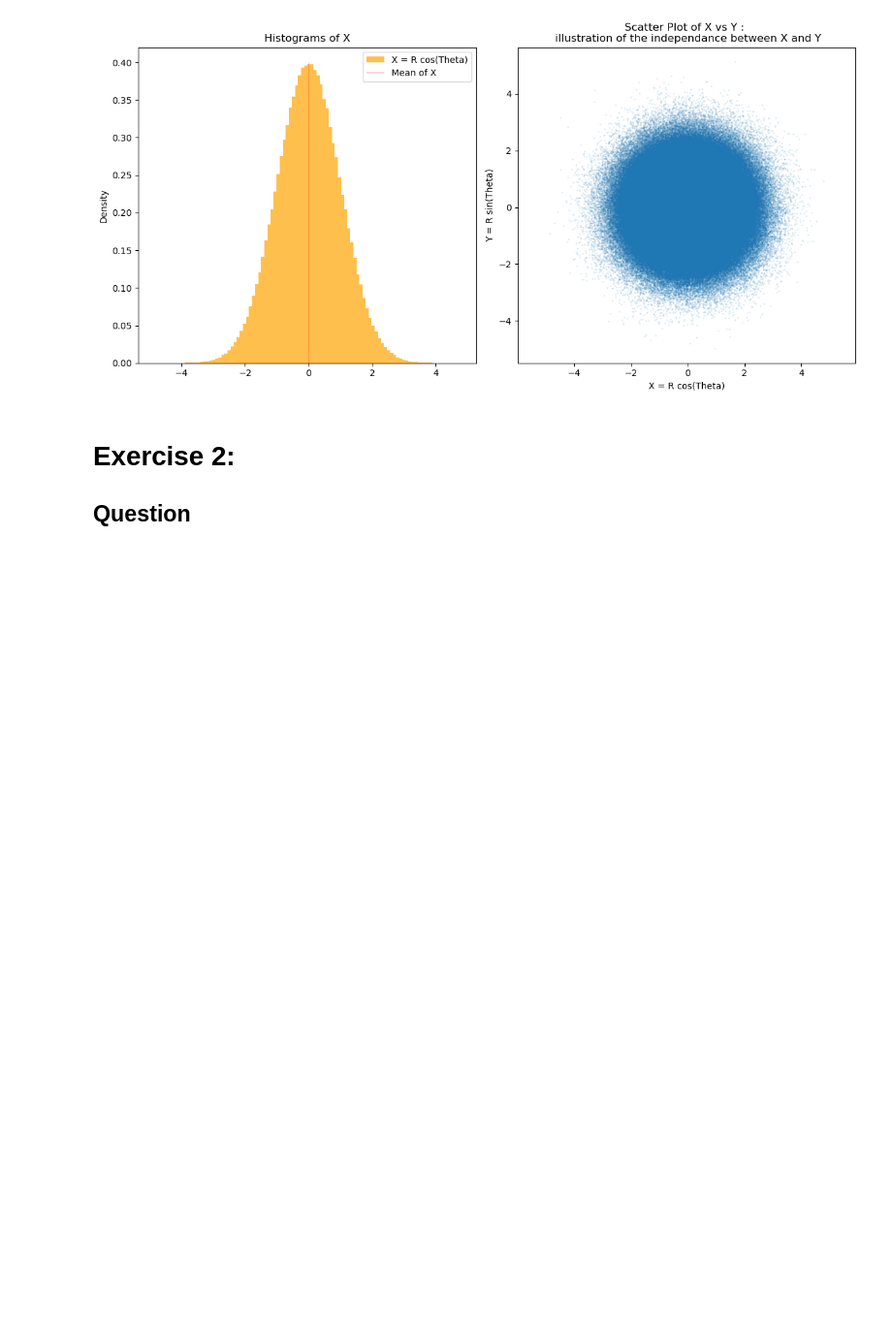
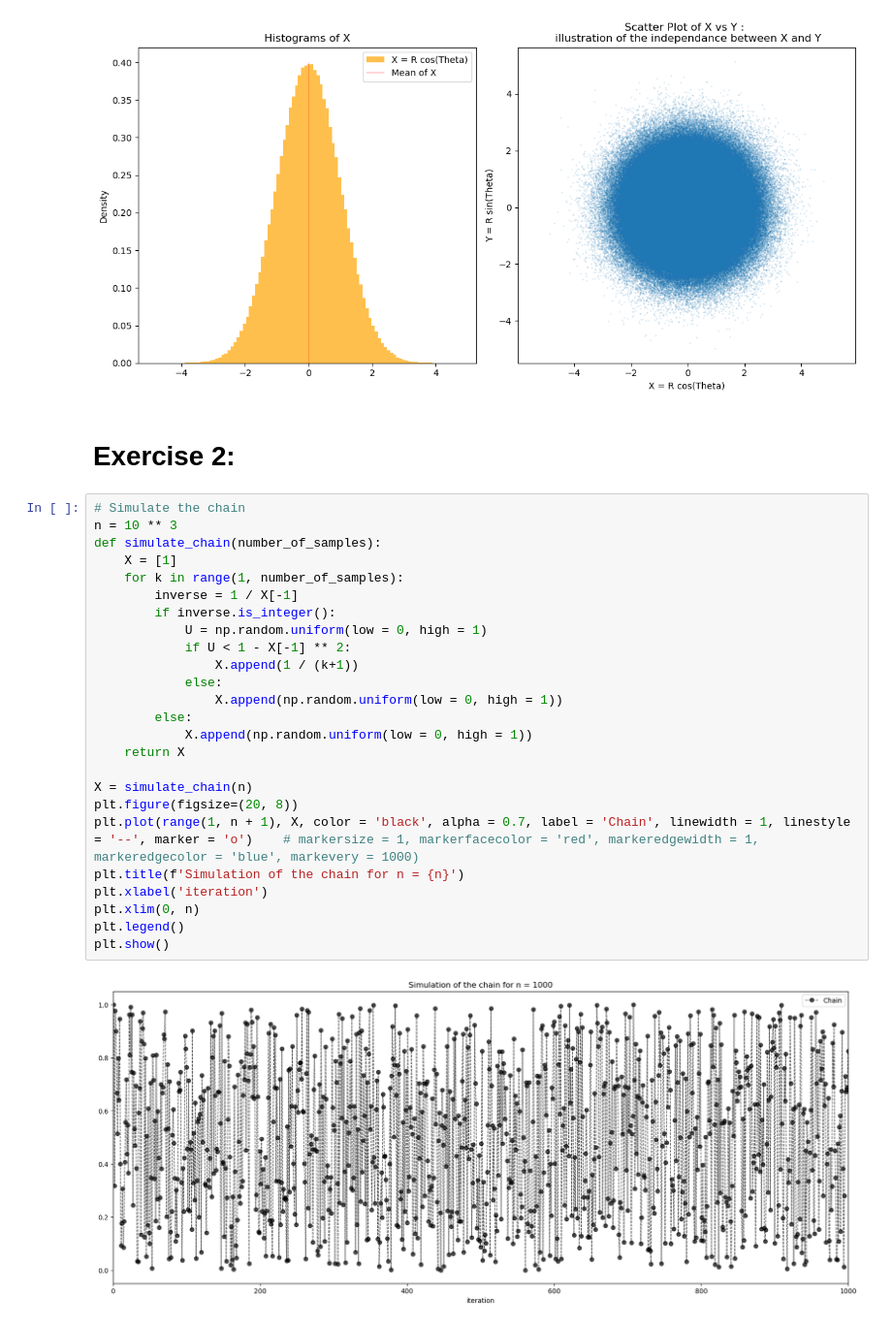
Before and after one commit to AugustinCablant/3A-class, a Jupyter notebook: Computational Statistics/TP1.ipynb, the cells around one changed output. Shown at 97% size. Cells and saved outputs as stored; diff of their text form; blank space fills up the shorter version.

```diff
--- a/Computational Statistics/TP1.ipynb
+++ b/Computational Statistics/TP1.ipynb
@@ -124,4 +164,30 @@ plt.show()
 [figure]
 # %% [markdown]
 # Exercise 2:
-## Question
+# %%
+# Simulate the chain
+n = 10 ** 3
+def simulate_chain(number_of_samples):
+    X = [1]
+    for k in range(1, number_of_samples):
+        inverse = 1 / X[-1]
+        if inverse.is_integer():
+            U = np.random.uniform(low = 0, high = 1)
+            if U < 1 - X[-1] ** 2:
+                X.append(1 / (k+1))
+            else:
+                X.append(np.random.uniform(low = 0, high = 1))
+        else:
+            X.append(np.random.uniform(low = 0, high = 1))
+    return X
+
+X = simulate_chain(n)
+plt.figure(figsize=(20, 8))
+plt.plot(range(1, n + 1), X, color = 'black', alpha = 0.7, label = 'Chain', linewidth = 1, linestyle = '--', marker = 'o')    # markersize = 1, markerfacecolor = 'red', markeredgewidth = 1, markeredgecolor = 'blue', markevery = 1000)
+plt.title(f'Simulation of the chain for n = {n}')
+plt.xlabel('iteration')
+plt.xlim(0, n)
+plt.legend()
+plt.show()
+# %% [output]
+[figure, added]
```
Also changed, not shown: parts of 5 cells of this notebook.
